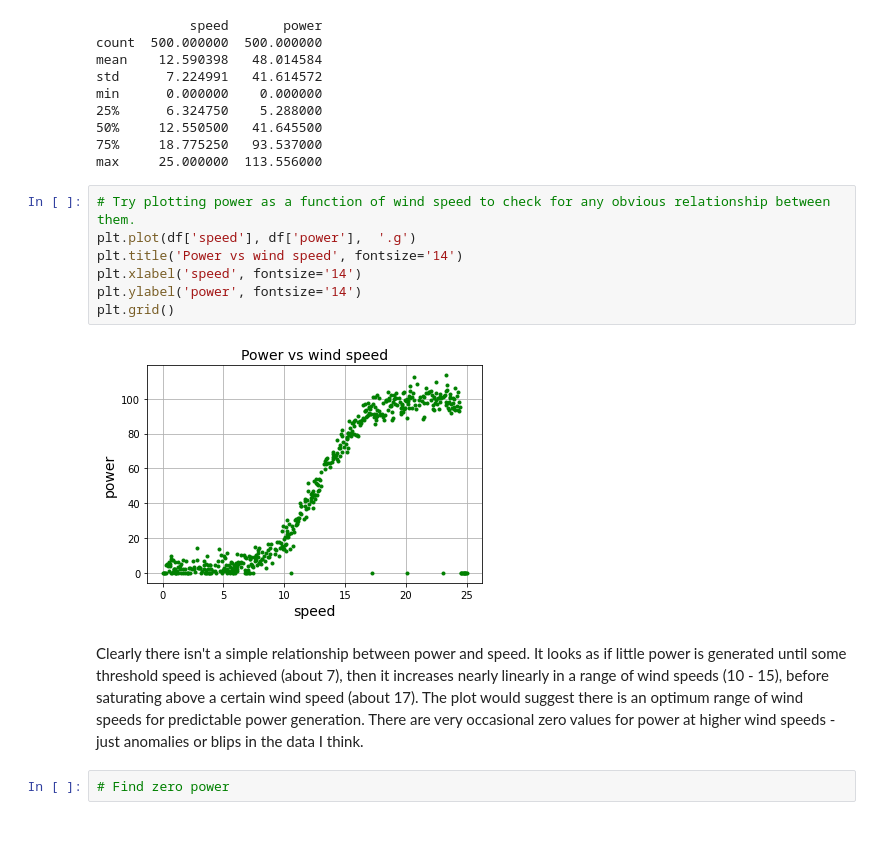
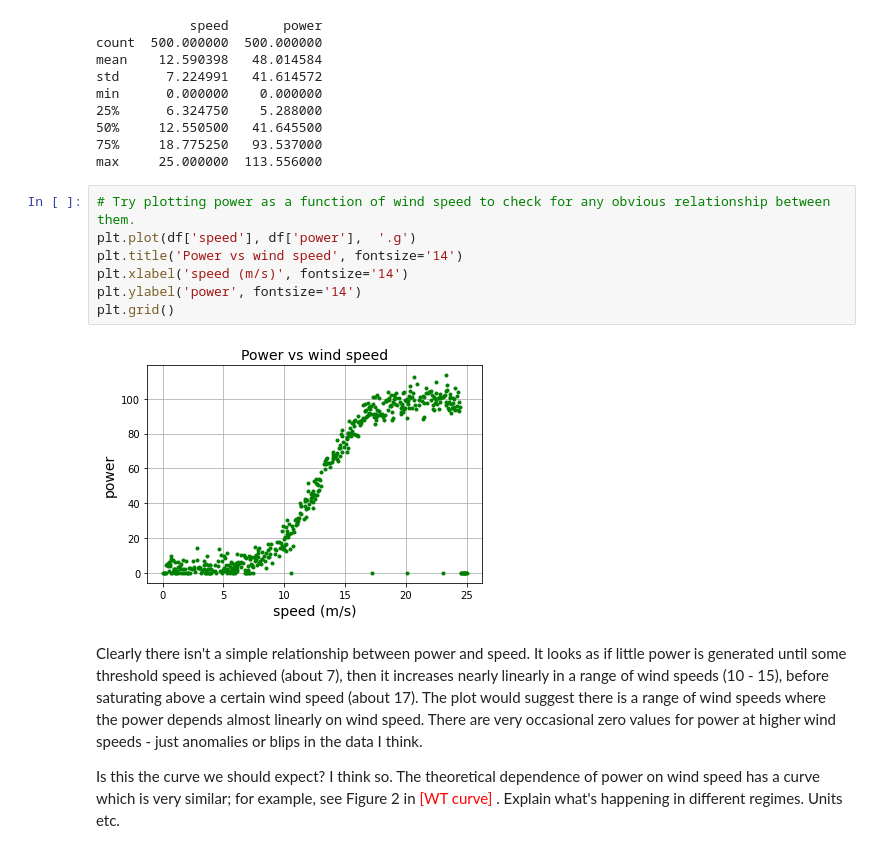
Before and after one commit to elizabethdaly/project-machine-learning, a Jupyter notebook: project-machine-learning.ipynb, the cells around one changed output. Saved outputs shown, nothing was run; the diff lists cells and outputs as text.

```diff
--- a/project-machine-learning.ipynb
+++ b/project-machine-learning.ipynb
@@ -81,13 +81,13 @@ max     25.000000  113.556000
 # %%
 # Try plotting power as a function of wind speed to check for any obvious relationship between them.
 plt.plot(df['speed'], df['power'],  '.g')
 plt.title('Power vs wind speed', fontsize='14')
-plt.xlabel('speed', fontsize='14')
+plt.xlabel('speed (m/s)', fontsize='14')
 plt.ylabel('power', fontsize='14')
 plt.grid()
 # %% [output]
-[figure, old version]
+[figure, new version]
 # %% [markdown]
-Clearly there isn't a simple relationship between power and speed. It looks as if little power is generated until some threshold speed is achieved (about 7), then it increases nearly linearly in a range of wind speeds (10 - 15), before saturating above a certain wind speed (about 17). The plot would suggest there is an optimum range of wind speeds for predictable power generation. There are very occasional zero values for power at higher wind speeds - just anomalies or blips in the data I think.
+Clearly there isn't a simple relationship between power and speed. It looks as if little power is generated until some threshold speed is achieved (about 7), then it increases nearly linearly in a range of wind speeds (10 - 15), before saturating above a certain wind speed (about 17). The plot would suggest there is a range of wind speeds where the power depends almost linearly on wind speed. There are very occasional zero values for power at higher wind speeds - just anomalies or blips in the data I think.
+
+Is this the curve we should expect? I think so. The theoretical dependence of power on wind speed has a curve which is very similar; for example, see Figure 2 in <span style='color:red'> [WT curve] </span>. Explain what's happening in different regimes. Units etc.
-# %%
-# Find zero power
```
Also changed, not shown: parts of 7 cells of this notebook, 2 other files.
